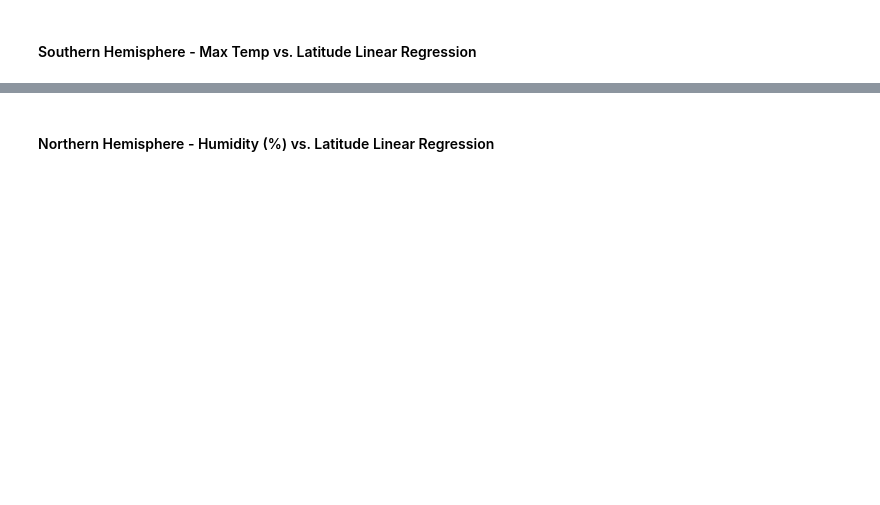
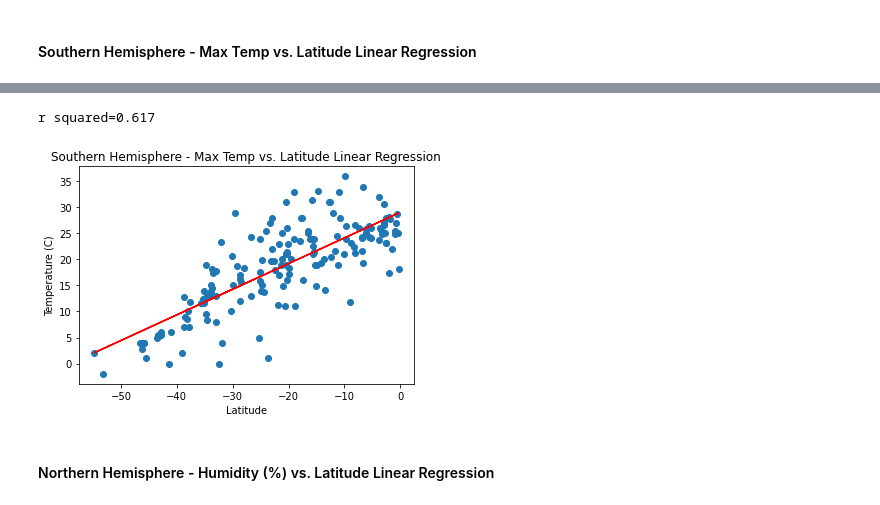
Before and after one commit to tonygardella5/python-api-challenge, a Jupyter notebook: WeatherPy/WeatherPy.ipynb, the cells around one changed output, grey strips where cells are left out. Cells and saved outputs as stored; diff of their text form; code cells hidden in the pictures; blank space fills up the shorter version.

```diff
--- a/WeatherPy/WeatherPy.ipynb
+++ b/WeatherPy/WeatherPy.ipynb
@@ -228,2 +261,12 @@ The r-squared is: 0.39936284758885965
+# %%
+plt.scatter(south_df['Latitude'],south_df['Max Temperature'])
+regression(south_df['Latitude'],south_df['Max Temperature'])
+plt.title("Southern Hemisphere - Max Temp vs. Latitude Linear Regression")
+plt.xlabel("Latitude")
+plt.ylabel("Temperature (C)")
+plt.show()
+# %% [output]
+r squared=0.617
+[figure, added]
 # %% [markdown]
 ####  Northern Hemisphere - Humidity (%) vs. Latitude Linear Regression
```
Also changed, not shown: parts of 20 cells of this notebook.
